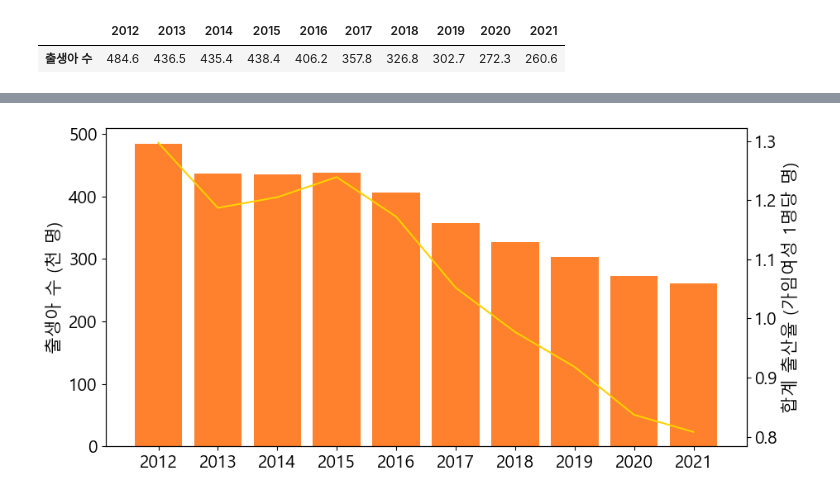
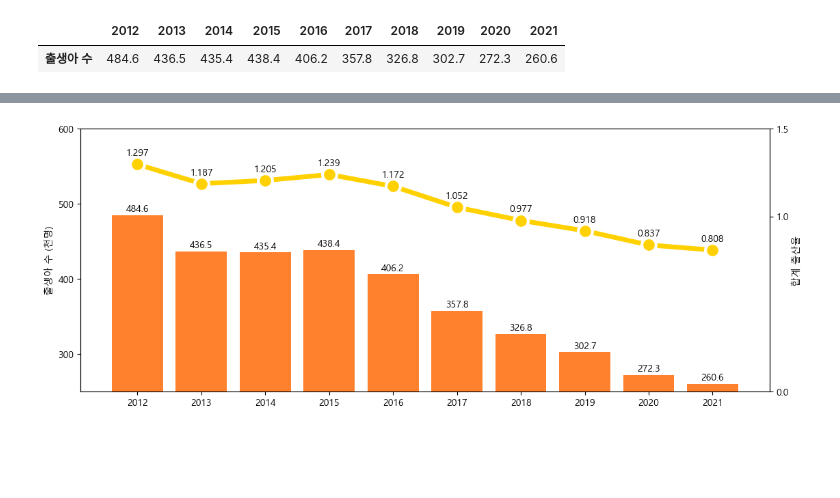
Before and after one commit to helen-cho/data, a Jupyter notebook: python/데이터시각화/17.출산율.ipynb, the cells around one changed output, grey strips where cells are left out. Cells and saved outputs as stored; diff of their text form; code cells hidden in the pictures; blank space fills up the shorter version.

```diff
--- a/python/데이터시각화/17.출산율.ipynb
+++ b/python/데이터시각화/17.출산율.ipynb
@@ -1,6 +1,6 @@
 # %%
 import pandas as pd
-df=pd.read_excel('data/출산율.xlsx', skiprows=2, nrows=2, index_col=0)
+df = pd.read_excel('data/합계출산율.xlsx', skiprows=2, nrows=2, index_col=0)
 df
 # %% [output]
 |  | 2012 | 2013 | 2014 | 2015 | 2016 | 2017 | 2018 | 2019 | 2020 | 2021 |
@@ -63,7 +40,7 @@ df
 import matplotlib.pyplot as plt
 import matplotlib
 matplotlib.rcParams['font.family'] = 'Malgun Gothic'
-matplotlib.rcParams['font.size'] = 15
+matplotlib.rcParams['font.size']=10
 matplotlib.rcParams['axes.unicode_minus'] = False
 # %%
 plt.plot(df.index, df['출생아 수'])
@@ -82,11 +51,20 @@ ax2.plot(df.index, df['합계 출산율'], color='#ffd100')
 # %%
+fig, ax1 = plt.subplots(figsize=(13, 5))
+ax1.bar(df.index, df['출생아 수'], color='#ff812d')
+ax1.set_ylabel('출생아 수 (천명)')
+ax1.set_ylim(250, 550)
+ax1.set_yticks([x for x in range(300, 700, 100)])
+for idx, val in enumerate(df['출생아 수']):
+    ax1.text(idx, val+5, val, ha='center')
 
-fig, ax1 = plt.subplots(figsize=(10, 5))
-ax1.bar(df.index, df['출생아 수'], color='#ff812d')
-ax1.set_ylabel('출생아 수 (천 명)')
 ax2 = ax1.twinx()
-ax2.plot(df.index, df['합계 출산율'], color='#ffd100')
-ax2.set_ylabel('합계 출산율 (가임여성 1명당 명)')
+ax2.plot(df.index, df['합계 출산율'], color='#ffd100',
+         marker='o', ms=15, lw=5, mec='w', mew=3)
+ax2.set_ylabel('합계 출산율')
+ax2.set_ylim(0, 1.5)
+ax2.set_yticks([0, 1, 1.5])
+for idx, val in enumerate(df['합계 출산율']):
+    ax2.text(idx, val+0.05, val, ha='center')
 plt.show()
 # %% [output]
-[figure, old version]
+[figure, new version]
```
Also changed, not shown: parts of 9 cells of this notebook, 20 other files.
